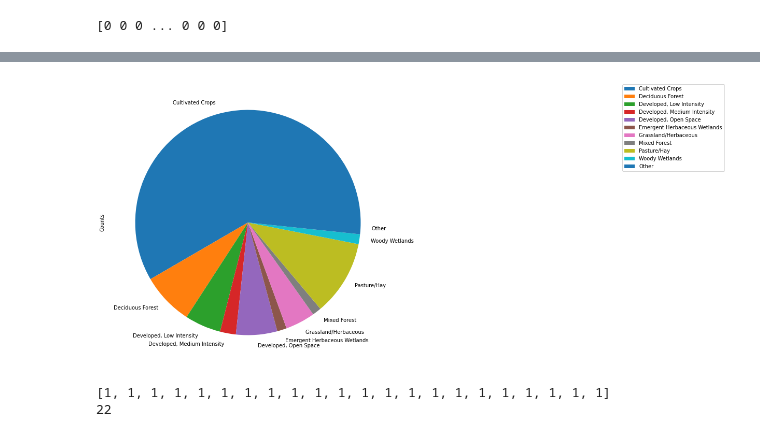
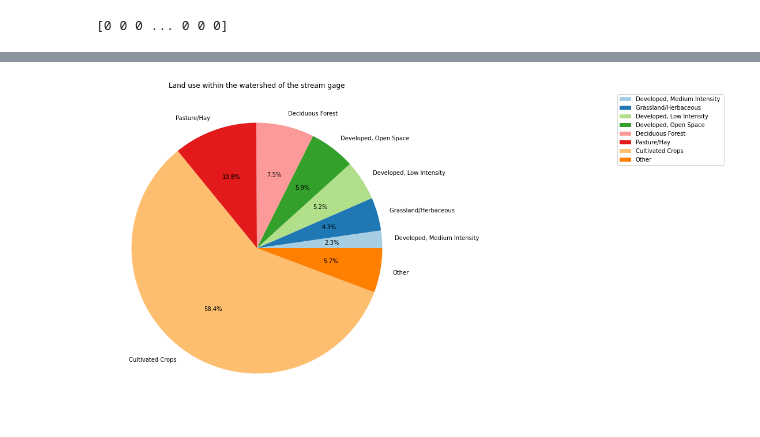
Before and after one commit to Carson-DeSotel/zumbro-flow-prediction, a Jupyter notebook: Watershed Delineation + Land Use.ipynb, the cells around one changed output, grey strips where cells are left out. Saved outputs shown, nothing was run; the diff lists cells and outputs as text; code cells hidden in the pictures.

Commit message:
finalized pie chart

```diff
--- a/Watershed Delineation + Land Use.ipynb
+++ b/Watershed Delineation + Land Use.ipynb
@@ -284,26 +251,27 @@ hey
 # %%
-# DO NOT USE
 lc_grp = lc_all.groupby('Name').size().reset_index(name='Counts')
+lc_grp = lc_grp.sort_values(by=['Counts'])
 
-threshold = 10000
+threshold = 14000
 TF = lc_grp['Counts'] < threshold
 
 other_sum = sum(lc_grp.loc[TF,'Counts'])
 
 lc_grp_new = lc_grp[lc_grp['Counts']>threshold]
 lc_grp_new.loc[lc_grp_new.size+3] = ['Other', other_sum]
 
-color = sns.color_palette('Set2',legend.size)
+color = sns.color_palette('Paired',lc_grp_new.size)
 
-lc_grp_new['Counts'].plot(kind='pie',figsize=(15,10),labels=lc_grp_new.Name)
+lc_grp_new['Counts'].plot(kind='pie',figsize=(15,10),colors=color,labels=lc_grp_new.Name,autopct='%1.1f%%',ylabel='')
 
-plt.legend(loc="upper right",bbox_to_anchor=(2.2,1))
+plt.legend(loc="upper right",bbox_to_anchor=(2,1))
+plt.title('Land use within the watershed of the stream gage')
 plt.show()
+
+# sources:
+# - https://stackoverflow.com/questions/63687789/how-do-i-create-a-pie-chart-using-categorical-data-in-matplotlib
+# - https://www.statology.org/seaborn-pie-chart/
+# - https://www.kite.com/python/answers/how-to-move-the-legend-outside-of-a-matplotlib-plot-in-python
+# - https://stackoverflow.com/questions/19384532/get-statistics-for-each-group-such-as-count-mean-etc-using-pandas-groupby
 # %% [output]
-[figure, old version]
+[figure, new version]
-# %%
-print([1]*lc_grp_new.size)
-print(lc_grp_new.size)
-# %% [output]
-[1, 1, 1, 1, 1, 1, 1, 1, 1, 1, 1, 1, 1, 1, 1, 1, 1, 1, 1, 1, 1, 1]
-22
```
Also changed, not shown: parts of 13 cells of this notebook.
